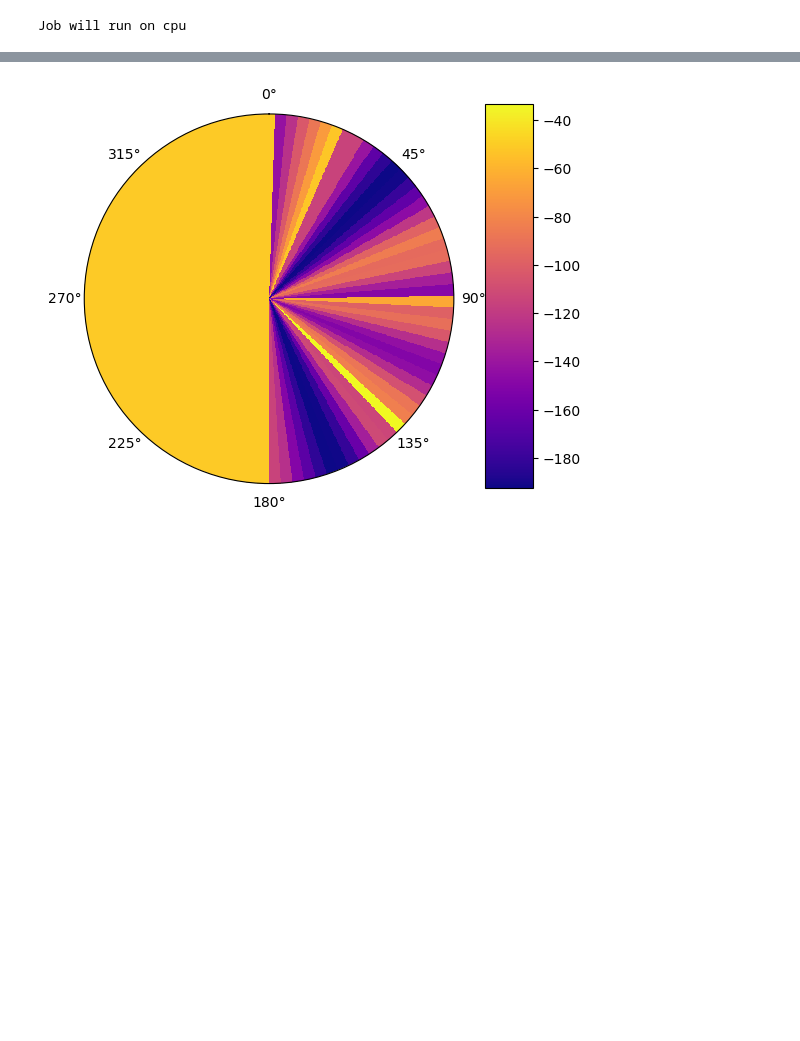
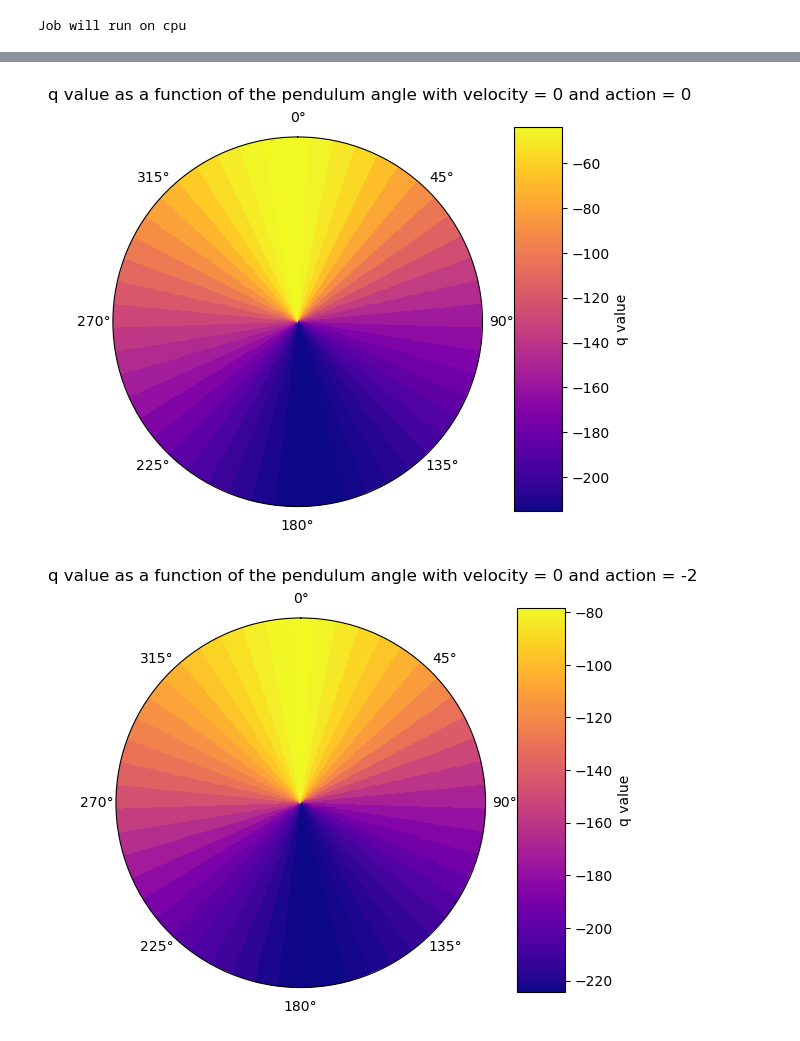
Before and after one commit to AnnaPaulish/DDPG, a Jupyter notebook: src/ddpg_part6.ipynb, the cells around one changed output, grey strips where cells are left out. Saved outputs shown, nothing was run; the diff lists cells and outputs as text; code cells hidden in the pictures; blank space fills up the shorter version.

Commit message:
heatmap fixed
Fixed issue with HeatMap

```diff
--- a/src/ddpg_part6.ipynb
+++ b/src/ddpg_part6.ipynb
@@ -186,51 +187,7 @@ subplot(plot_reward, plot_policy, plot_q)
-# %%
-import matplotlib.pyplot as plt
-from mpl_toolkits.mplot3d import Axes3D
-import numpy as np
-import matplotlib as mpl
-# Network input: shape: (batch_size, 4). sample: [x,y,theta' (= velocity),action]
-#state = (next state, reward, term, trunc, info)
-
-nr_of_states = 100
-
-action = np.zeros((nr_of_states,1))
-velocity = np.zeros((nr_of_states,1))
-q_value = []
-theta = np.reshape(np.linspace(0,2*np.pi,nr_of_states),(nr_of_states,1))
-x = np.cos(theta)
-y = np.sin(theta)
-state = np.concatenate((x,y,velocity,action),1)
-#print(np.shape(state))
-
-with torch.no_grad():
-    state = torch.tensor([x,y,velocity,action], dtype = torch.float32)
-    #print(state.size())
-    state = torch.reshape(state, (nr_of_states,4))
-    #print(state.size())
-    new_q_value = critic(state)
-
-
-rad = np.linspace(0, 1, nr_of_states)
-azm = np.linspace(0, 2 * np.pi, nr_of_states)
-r, th = np.meshgrid(rad, azm)
-z = np.repeat(new_q_value, [nr_of_states], axis=1)
-
-
-cmap = mpl.cm.plasma
-norm = mpl.colors.Normalize(vmin=torch.min(z), vmax=torch.max(z))
-
-fig = plt.figure()
-
-ax = plt.subplot(projection='polar')
-ax.set_theta_offset(np.pi/2)
-ax.set_theta_direction(-1)
-ax.pcolormesh(th, r, z, cmap=cmap)
-ax.plot(th, r, color='k', ls='none')
-ax.grid()
-ax.set_yticklabels([])
-cax = plt.axes([0.85, 0.1, 0.075, 0.8])
-
-plt.colorbar(mpl.cm.ScalarMappable(norm=norm, cmap=cmap), cax = cax)
-plt.show()
-# %% [output]
-[figure, removed]
+# %%
+from HeatMap import HeatMap
+HeatMap(critic, Action = 0, Velocity = 0)
+HeatMap(critic, Action = -2, Velocity = 0)
+# %% [output]
+[figure, added]
+[figure, added]
```
Also changed, not shown: parts of 3 cells of this notebook, 2 other files.
